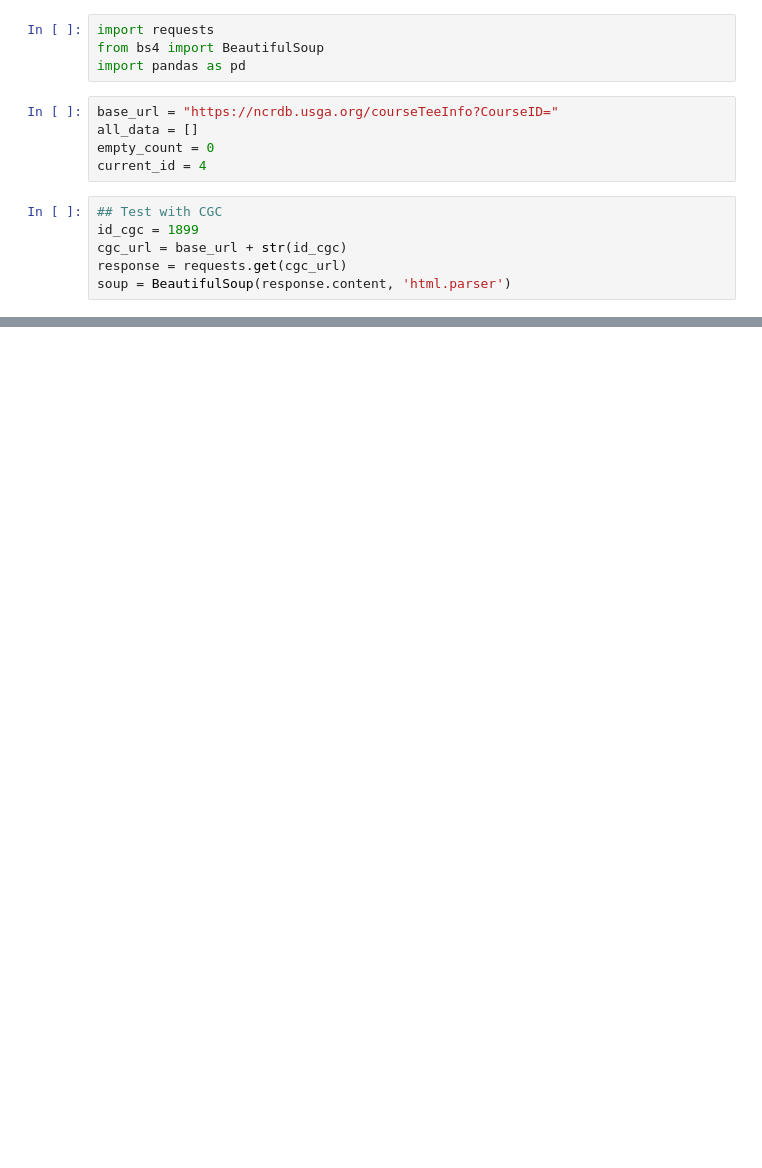
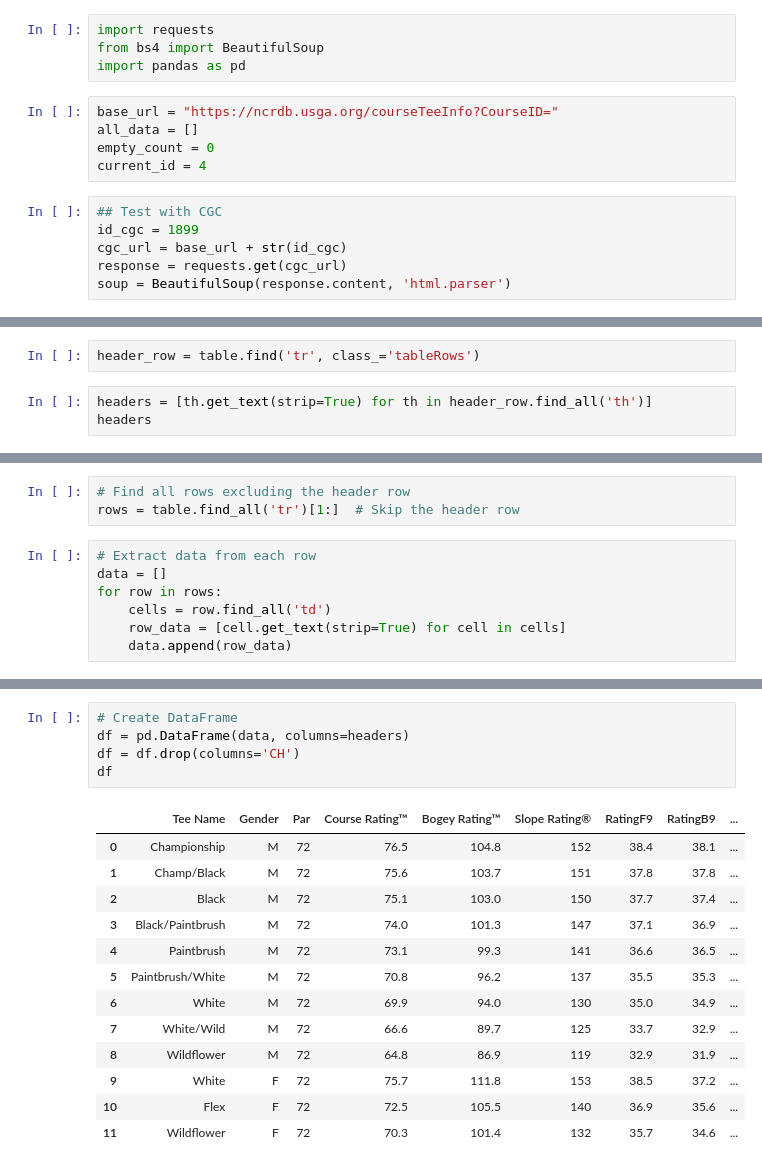
Before and after one commit to chriskopel/golf, a Jupyter notebook: research nbs/usga_ncrdb_scrape.ipynb, the cells around one changed output, grey strips where cells are left out. Drawn from its saved outputs; the diff is of its cells as text; blank space fills up the shorter version.

Commit message:
successful grab of data for cgc

```diff
--- a/research nbs/usga_ncrdb_scrape.ipynb
+++ b/research nbs/usga_ncrdb_scrape.ipynb
@@ -88,0 +38,5 @@ print("Data saved to usga_course_data.csv")
+# %%
+header_row = table.find('tr', class_='tableRows')
+# %%
+headers = [th.get_text(strip=True) for th in header_row.find_all('th')]
+headers
@@ -88,0 +62,10 @@ print("Data saved to usga_course_data.csv")
+# %%
+# Find all rows excluding the header row
+rows = table.find_all('tr')[1:]  # Skip the header row
+# %%
+# Extract data from each row
+data = []
+for row in rows:
+    cells = row.find_all('td')
+    row_data = [cell.get_text(strip=True) for cell in cells]
+    data.append(row_data)
@@ -88,0 +89,19 @@ print("Data saved to usga_course_data.csv")
+# %%
+# Create DataFrame
+df = pd.DataFrame(data, columns=headers)
+df = df.drop(columns='CH')
+df
+# %% [output]
+|  | Tee Name | Gender | Par | Course Rating™ | Bogey Rating™ | Slope Rating® | RatingF9 | RatingB9 | ... |
+| 0 | Championship | M | 72 | 76.5 | 104.8 | 152 | 38.4 | 38.1 | ... |
+| 1 | Champ/Black | M | 72 | 75.6 | 103.7 | 151 | 37.8 | 37.8 | ... |
+| 2 | Black | M | 72 | 75.1 | 103.0 | 150 | 37.7 | 37.4 | ... |
+| 3 | Black/Paintbrush | M | 72 | 74.0 | 101.3 | 147 | 37.1 | 36.9 | ... |
+| 4 | Paintbrush | M | 72 | 73.1 | 99.3 | 141 | 36.6 | 36.5 | ... |
+| 5 | Paintbrush/White | M | 72 | 70.8 | 96.2 | 137 | 35.5 | 35.3 | ... |
+| 6 | White | M | 72 | 69.9 | 94.0 | 130 | 35.0 | 34.9 | ... |
+| 7 | White/Wild | M | 72 | 66.6 | 89.7 | 125 | 33.7 | 32.9 | ... |
+| 8 | Wildflower | M | 72 | 64.8 | 86.9 | 119 | 32.9 | 31.9 | ... |
+| 9 | White | F | 72 | 75.7 | 111.8 | 153 | 38.5 | 37.2 | ... |
+| 10 | Flex | F | 72 | 72.5 | 105.5 | 140 | 36.9 | 35.6 | ... |
+| 11 | Wildflower | F | 72 | 70.3 | 101.4 | 132 | 35.7 | 34.6 | ... |
```
Also changed, not shown: parts of 8 cells of this notebook.
